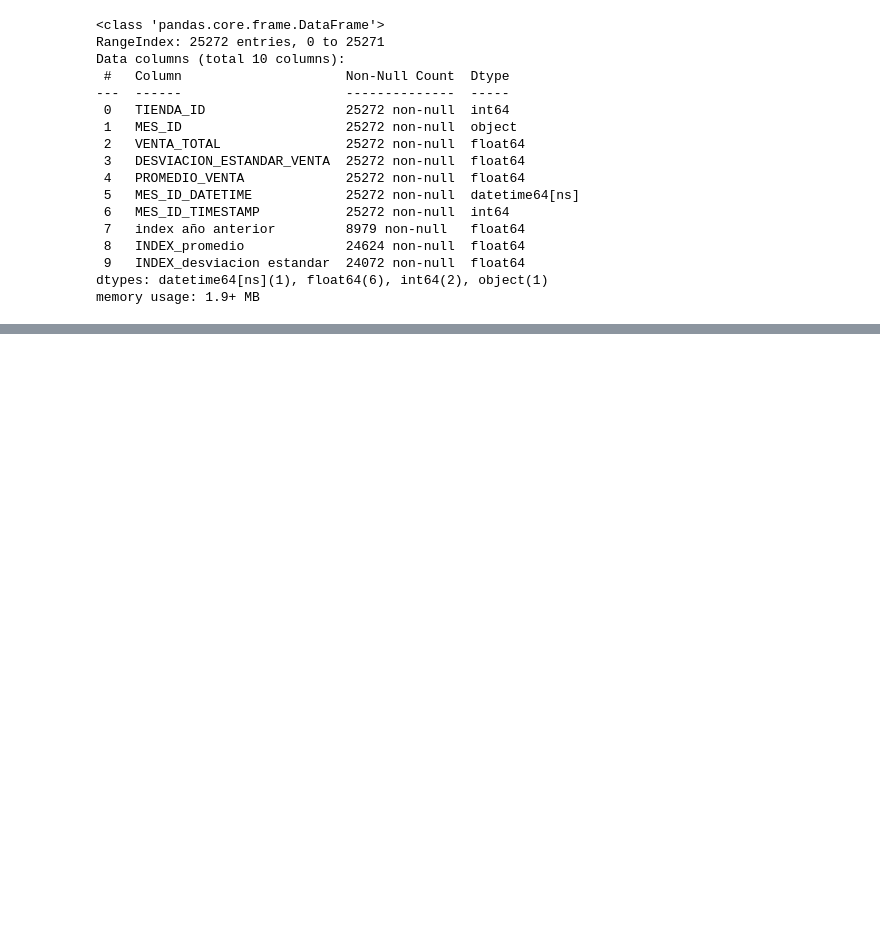
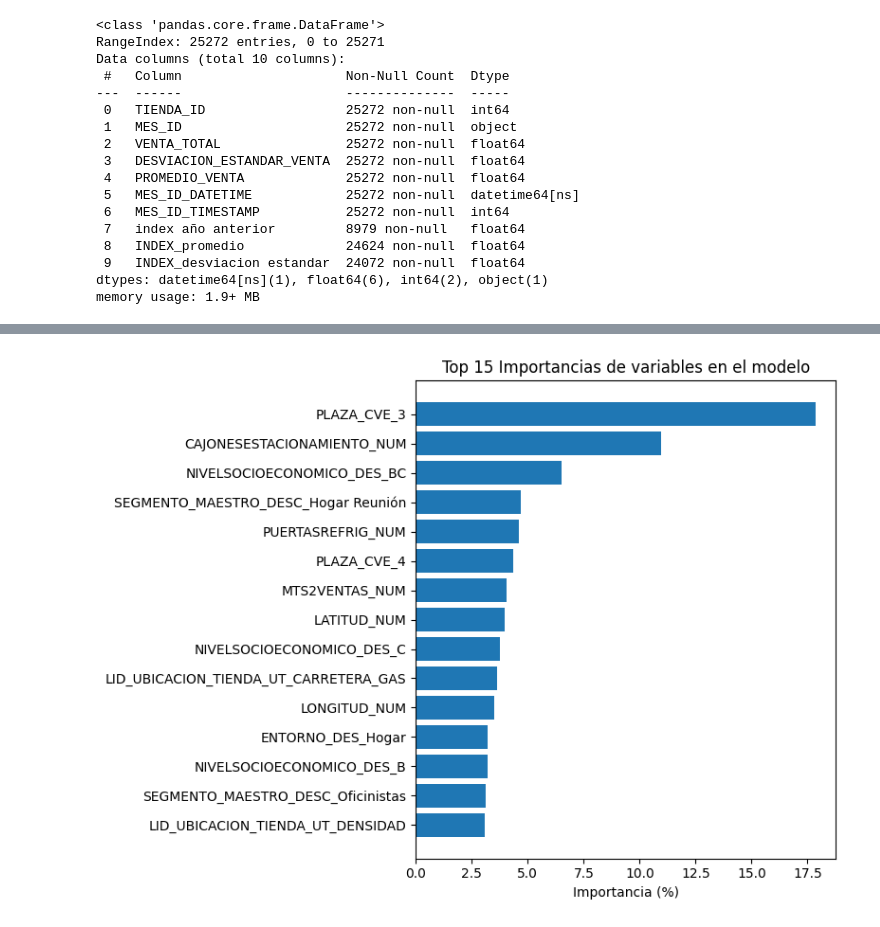
Before and after one commit to AdrianPinedaSanchez/Reto_Oxxo_DataKillers, a Jupyter notebook: Notebooks/EDA_IntegraciondatosOxxo.ipynb, the cells around one changed output, grey strips where cells are left out. Cells and saved outputs as stored; diff of their text form; code cells hidden in the pictures; blank space fills up the shorter version.

```diff
--- a/Notebooks/EDA_IntegraciondatosOxxo.ipynb
+++ b/Notebooks/EDA_IntegraciondatosOxxo.ipynb
@@ -453,0 +749,2 @@ df_ventas_completo.to_csv('df_ventas_completo.csv', index=False)
+# %%
+df_ventas_completo['MES_ID'] = df_ventas_completo['MES_ID'].astype('int64')
@@ -453,0 +1061,81 @@ df_ventas_completo.to_csv('df_ventas_completo.csv', index=False)
+# %%
+# Optimización de hiperparámetros, métricas y plot de importancia
+
+import xgboost as xgb
+from sklearn.model_selection import train_test_split, GridSearchCV
+from sklearn.metrics import mean_squared_error, mean_absolute_error
+import pandas as pd
+import numpy as np
+import matplotlib.pyplot as plt
+
+# Features sin columnas tipo object (solo numéricas)
+features = [
+    'MTS2VENTAS_NUM', 'PUERTASREFRIG_NUM', 'CAJONESESTACIONAMIENTO_NUM', 'LATITUD_NUM', 'LONGITUD_NUM',
+    'PLAZA_CVE_1', 'PLAZA_CVE_2', 'PLAZA_CVE_3', 'PLAZA_CVE_4', 'PLAZA_CVE_5', 'PLAZA_CVE_6',
+    'NIVELSOCIOECONOMICO_DES_A', 'NIVELSOCIOECONOMICO_DES_AB', 'NIVELSOCIOECONOMICO_DES_B', 'NIVELSOCIOECONOMICO_DES_BC',
+    'NIVELSOCIOECONOMICO_DES_C', 'NIVELSOCIOECONOMICO_DES_CD', 'NIVELSOCIOECONOMICO_DES_D',
+    'ENTORNO_DES_Base', 'ENTORNO_DES_Hogar', 'ENTORNO_DES_Peatonal', 'ENTORNO_DES_Receso',
+    'SEGMENTO_MAESTRO_DESC_Barrio Competido', 'SEGMENTO_MAESTRO_DESC_Clásico', 'SEGMENTO_MAESTRO_DESC_Hogar Reunión',
+    'SEGMENTO_MAESTRO_DESC_Oficinistas', 'SEGMENTO_MAESTRO_DESC_Parada Técnica',
+    'LID_UBICACION_TIENDA_UT_CARRETERA_GAS', 'LID_UBICACION_TIENDA_UT_DENSIDAD', 'LID_UBICACION_TIENDA_UT_GAS_URBANA',
+    'LID_UBICACION_TIENDA_UT_TRAFICO_PEATONAL', 'LID_UBICACION_TIENDA_UT_TRAFICO_VEHICULAR',
+    'poblacion', 'masculino', 'femenino', 'viviendas'
+]
+
+# Asegúrate de que no hay columnas object en features
+X = df_one_hot_train[features].copy()
+X = X.apply(pd.to_numeric, errors='coerce').fillna(0)
+y = df_one_hot_train['mean over success coefffient']
+
+# Split
+X_train, X_test, y_train, y_test = train_test_split(X, y, test_size=0.2, random_state=42)
+
+# Grid de hiperparámetros
+param_grid = {
+    'n_estimators': [50, 100, 200, 1000],
+    'max_depth': [3, 4, 5, 10],
+    'learning_rate': [0.05, 0.1, 0.2, 0.001]
+}
+
+xgb_model = xgb.XGBRegressor(random_state=42)
+grid_search = GridSearchCV(xgb_model, param_grid, cv=3, scoring='neg_mean_squared_error', n_jobs=-1, verbose=1)
+grid_search.fit(X_train, y_train)
+
+print("Mejores hiperparámetros:", grid_search.best_params_)
+
+# Predicción en test
+y_pred = grid_search.predict(X_test)
+
+# Métricas
+mse = mean_squared_error(y_test, y_pred)
+mae = mean_absolute_error(y_test, y_pred)
+mape = np.mean(np.abs((y_test - y_pred) / y_test)) * 100
+
+print(f"MSE validación: {mse:.4f}")
+print(f"MAE validación: {mae:.4f}")
+print(f"MAPE validación: {mape:.2f}%")
+
+# Comparación real vs predicho con TIENDA_ID
+df_resultados = pd.DataFrame({
+    'real': y_test.values,
+    'predicho': y_pred
+}, index=y_test.index)
+df_resultados['TIENDA_ID'] = df_one_hot_train.loc[y_test.index, 'TIENDA_ID'].values
+
+# Ordenar por real de mayor a menor
+df_resultados_sorted = df_resultados.sort_values('real', ascending=False)
+print(df_resultados_sorted[['TIENDA_ID', 'real', 'predicho']].head(10))
+
+# Plot de importancia de variables (porcentaje)
+importances = grid_search.best_estimator_.feature_importances_
+importances_pct = 100 * importances / importances.sum()
+indices = np.argsort(importances_pct)[::-1]
+top_n = 15
+
+plt.figure(figsize=(8, 6))
+plt.barh(np.array(features)[indices][:top_n][::-1], importances_pct[indices][:top_n][::-1])
+plt.xlabel('Importancia (%)')
+plt.title('Top 15 Importancias de variables en el modelo')
+plt.tight_layout()
+plt.show()
+# %% [output]
@@ -453,0 +1158 @@ df_ventas_completo.to_csv('df_ventas_completo.csv', index=False)
+[figure, added]
```
Also changed, not shown: parts of 42 cells of this notebook.
